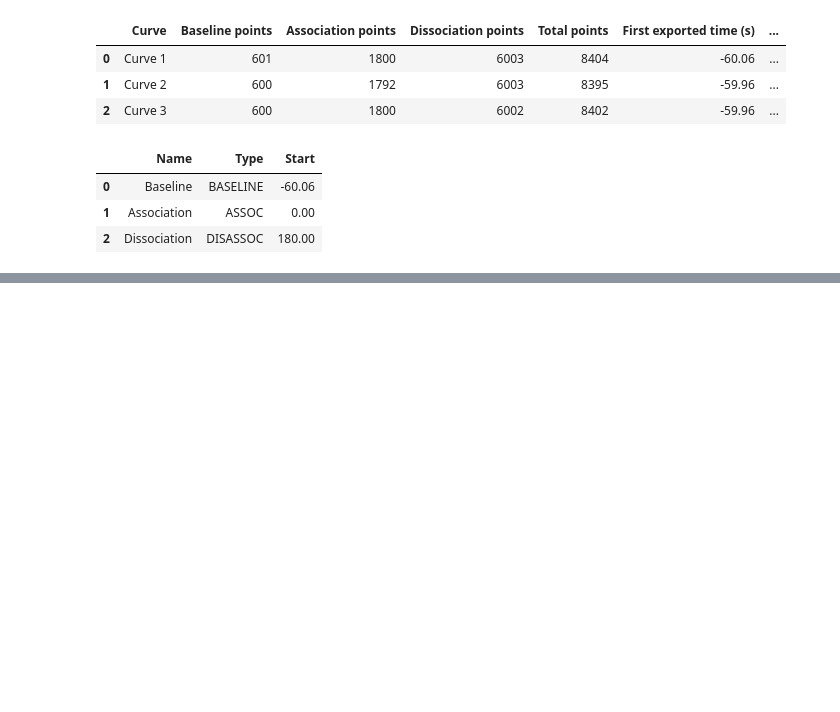
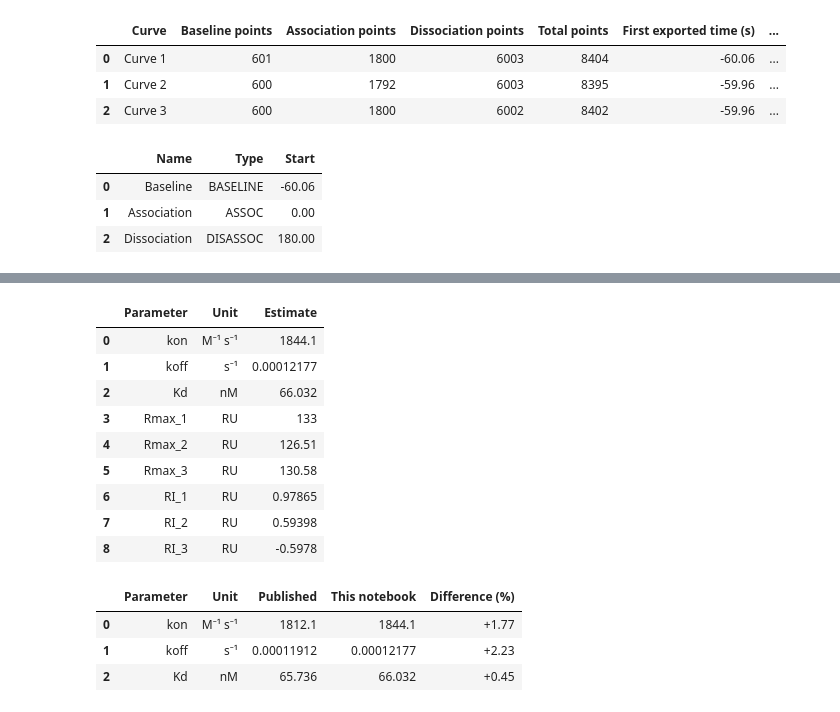
Before and after one commit to osvalB/pykingenie, a Jupyter notebook: notebooks/14_biacore_cycle_sample_import.ipynb, the cells around one changed output, grey strips where cells are left out. Saved outputs shown, nothing was run; the diff lists cells and outputs as text; code cells hidden in the pictures; blank space fills up the shorter version.

```diff
--- a/notebooks/14_biacore_cycle_sample_import.ipynb
+++ b/notebooks/14_biacore_cycle_sample_import.ipynb
@@ -440,0 +299,20 @@ controls and identifiability must support a kinetic interpretation.
+# %%
+display(parameter_table(fit).style.format({"Estimate": "{:.5g}"}))
+display(literature_comparison(fit).style.format({
+    "Published": "{:.5g}", "This notebook": "{:.5g}", "Difference (%)": "{:+.2f}",
+}))
+# %% [output]
+|  | Parameter | Unit | Estimate |
+| 0 | kon | M⁻¹ s⁻¹ | 1844.1 |
+| 1 | koff | s⁻¹ | 0.00012177 |
+| 2 | Kd | nM | 66.032 |
+| 3 | Rmax_1 | RU | 133 |
+| 4 | Rmax_2 | RU | 126.51 |
+| 5 | Rmax_3 | RU | 130.58 |
+| 6 | RI_1 | RU | 0.97865 |
+| 7 | RI_2 | RU | 0.59398 |
+| 8 | RI_3 | RU | -0.5978 |
+|  | Parameter | Unit | Published | This notebook | Difference (%) |
+| 0 | kon | M⁻¹ s⁻¹ | 1812.1 | 1844.1 | +1.77 |
+| 1 | koff | s⁻¹ | 0.00011912 | 0.00012177 | +2.23 |
+| 2 | Kd | nM | 65.736 | 66.032 | +0.45 |
```
Also changed, not shown: parts of 23 cells of this notebook, 16 other files.
